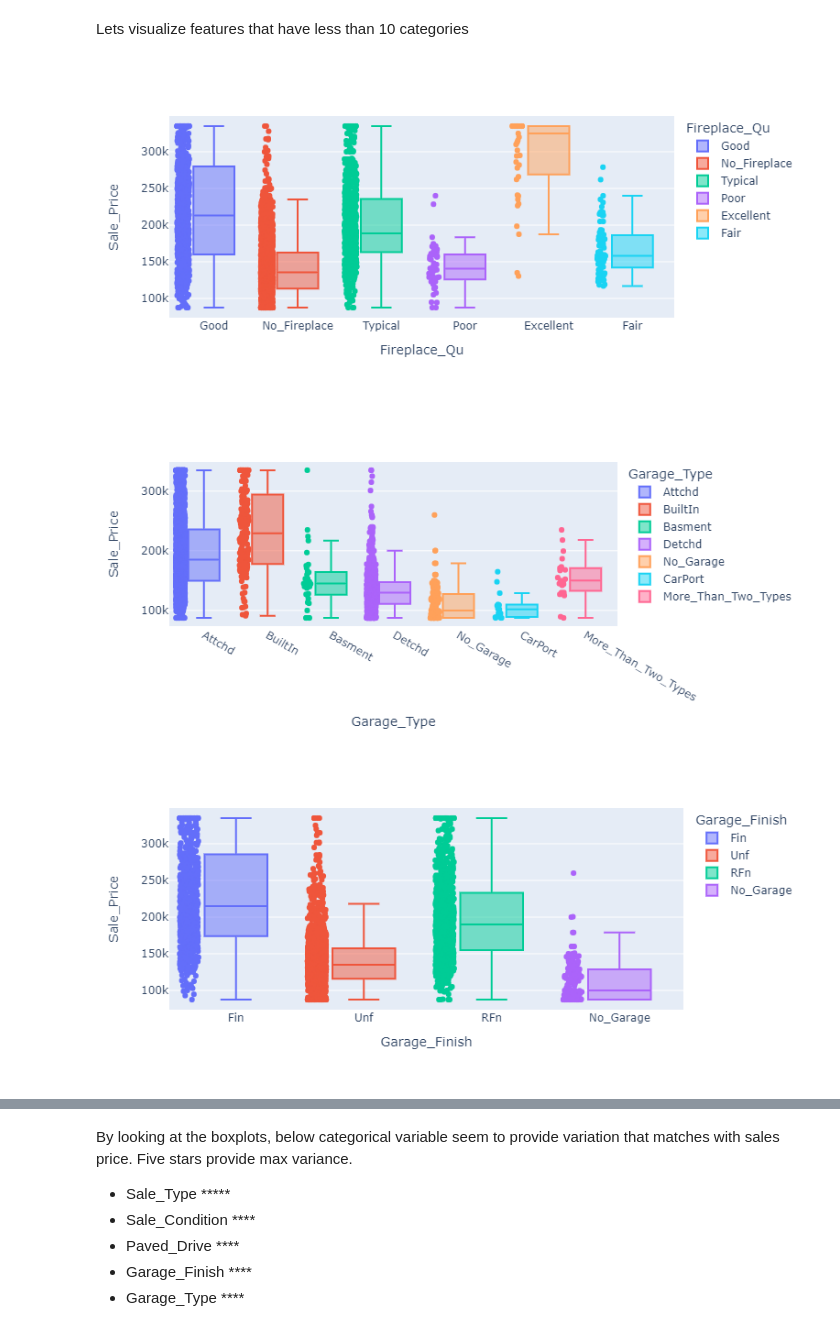
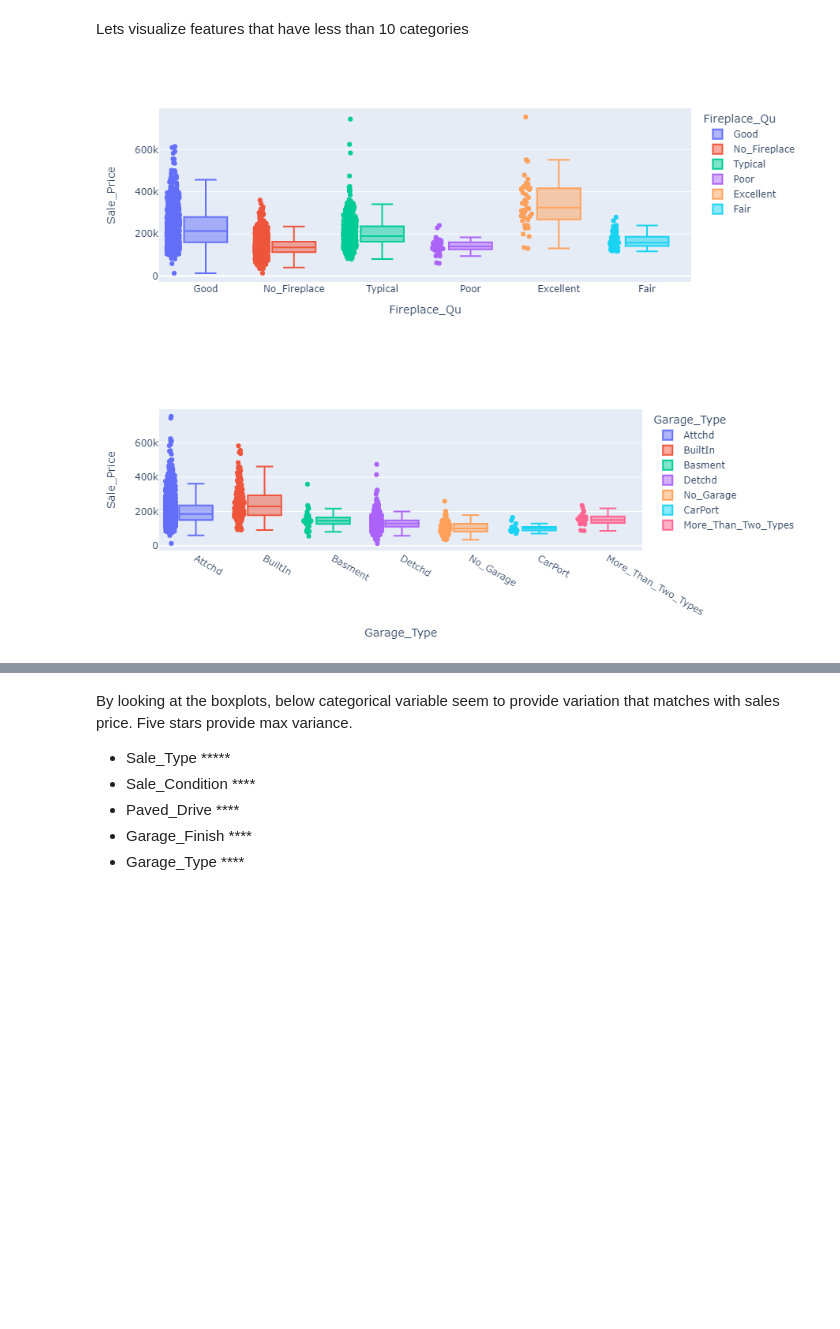
Before and after one commit to SandipSonawane/UIUC-STAT542-Statistical-Learning, a Jupyter notebook: Project 1- Predict the Housing Prices in Ames/EDA.ipynb, the cells around one changed output, grey strips where cells are left out. Saved outputs shown, nothing was run; the diff lists cells and outputs as text; code cells hidden in the pictures; blank space fills up the shorter version.

```diff
--- a/Project 1- Predict the Housing Prices in Ames/EDA.ipynb
+++ b/Project 1- Predict the Housing Prices in Ames/EDA.ipynb
@@ -153,2 +153,0 @@ winsz_sale_price = winsorize(ames_data.Sale_Price, limits=[0.05, 0.05])
-# %%
-ames_data['Sale_Price'] = winsz_sale_price
@@ -252,9 +256,8 @@ for col in categorical_vars.column:
     fig = px.box(ames_data, x=col, y="Sale_Price", points="all", color = col)
     figures.append(fig)
 # %%
-for fig in figures[35:45]:
+for fig in figures[35:37]:
     fig.show()
 # %% [output]
-[figure, old version]
+[figure, new version]
-[figure, old version]
+[figure, new version]
-[figure, removed]
```
Also changed, not shown: parts of 15 cells of this notebook, 2 other files.
